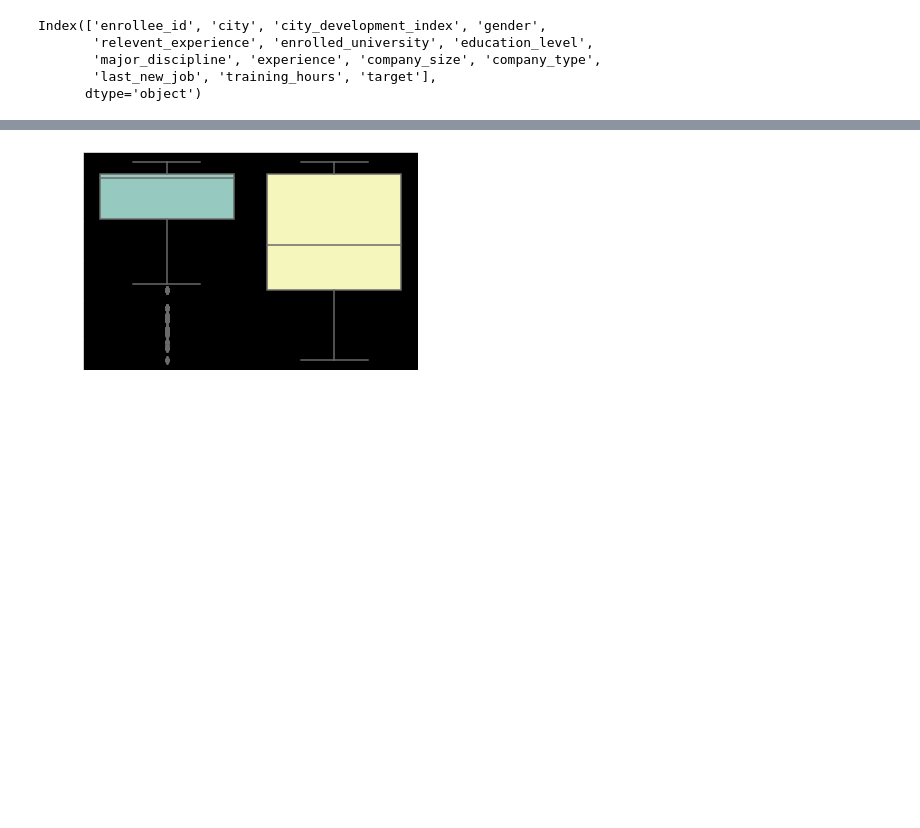
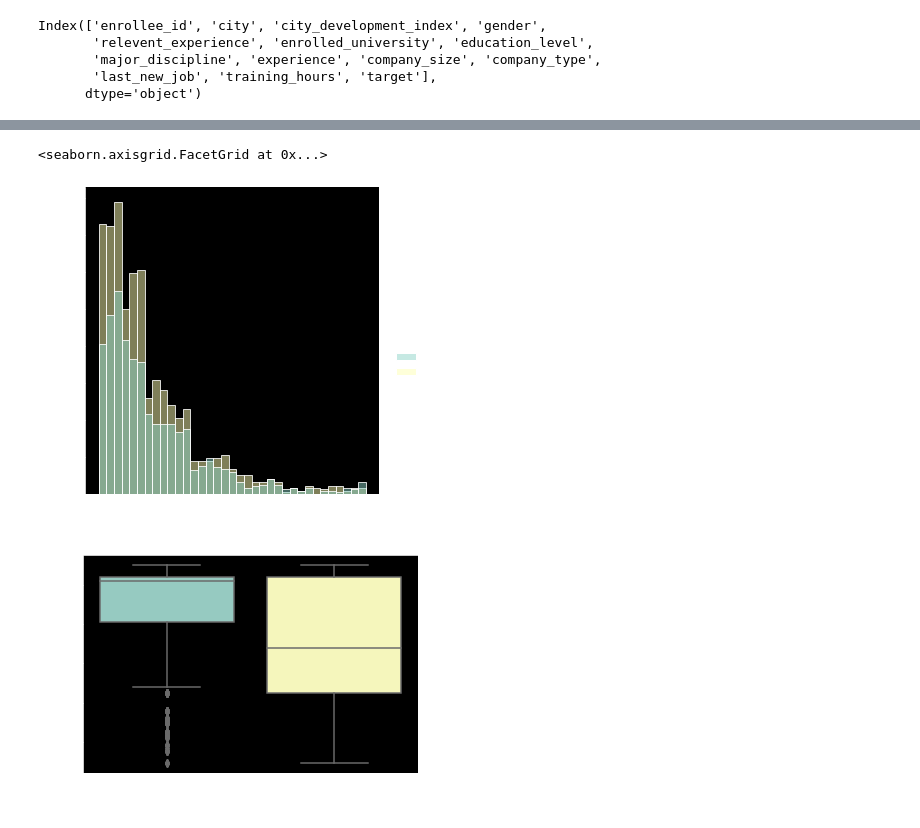
Before and after one commit to Tatsumaru7/Job, a Jupyter notebook: example_task.ipynb, the cells around one changed output, grey strips where cells are left out. Drawn from its saved outputs; the diff is of its cells as text; code cells hidden in the pictures; blank space fills up the shorter version.

```diff
--- a/example_task.ipynb
+++ b/example_task.ipynb
@@ -160,3 +287,8 @@ city_21
+# %%
+sns.displot(x ='training_hours',hue='target',data =city_21)
+# %% [output]
+<seaborn.axisgrid.FacetGrid at 0x...>
+[figure, added]
 # %%
 sns.boxplot(x='target',y='city_development_index',data=df)
 xlabel='target'
```
Also changed, not shown: parts of 16 cells of this notebook.
